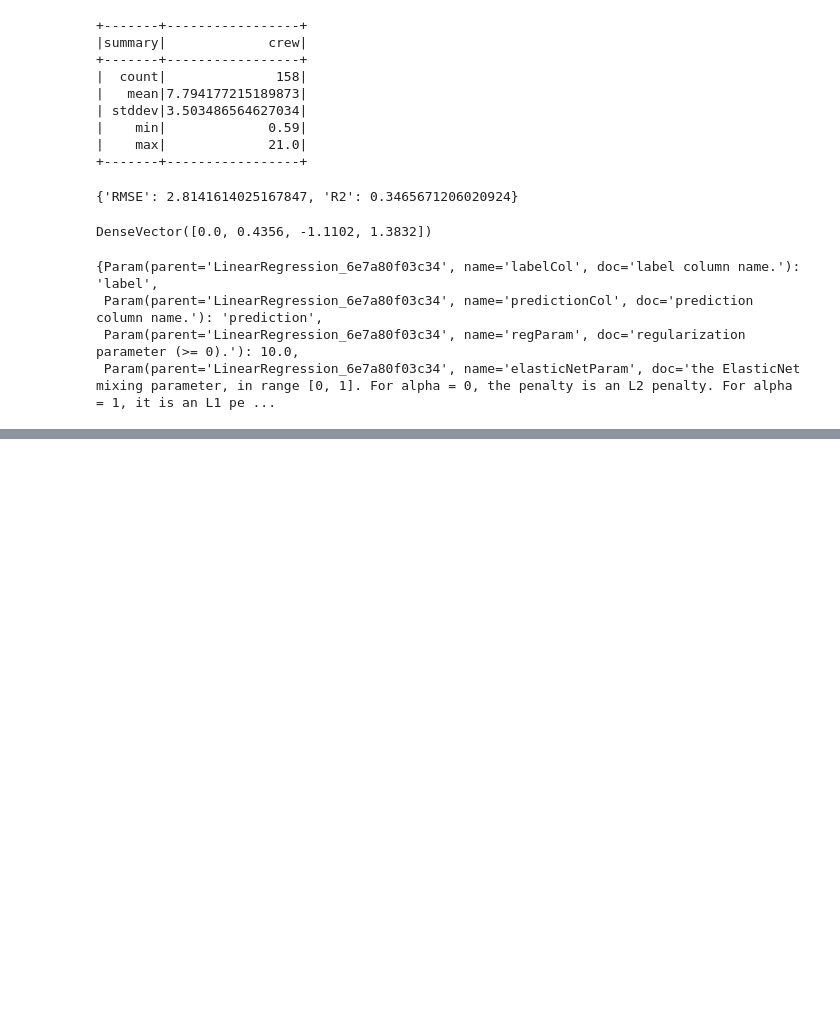
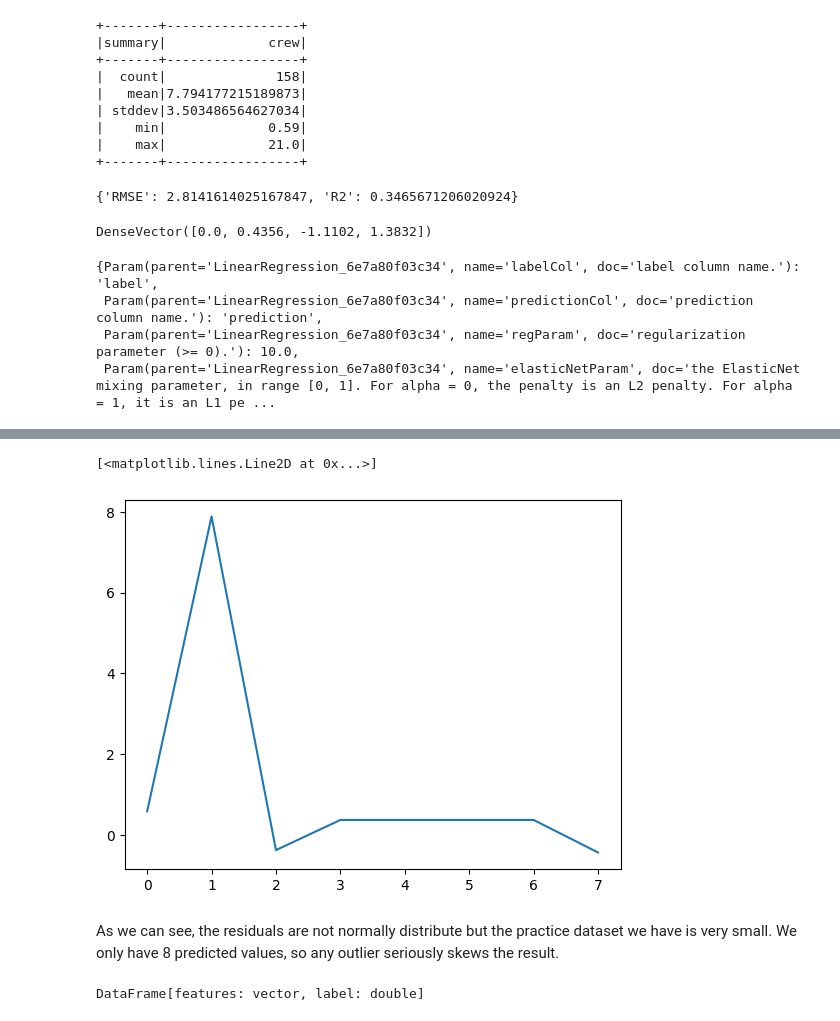
Before and after one commit to Juliana-Yakimchuk/Spark_MLLib-Machine-Learning, a Jupyter notebook: ML_Spark.ipynb, the cells around one changed output, grey strips where cells are left out. Drawn from its saved outputs; the diff is of its cells as text; code cells hidden in the pictures; blank space fills up the shorter version.

```diff
--- a/ML_Spark.ipynb
+++ b/ML_Spark.ipynb
@@ -572,0 +648,12 @@ residuals = test_results.residuals
+# %%
+#Now we will if residuals are normally distributed
+plt.plot(residuals)
+# %% [output]
+[<matplotlib.lines.Line2D at 0x...>]
+[figure, added]
+# %% [markdown]
+As we can see, the residuals are not normally distribute but the practice dataset we have is very small. We only have 8 predicted values, so any outlier seriously skews the result.
+# %%
+test
+# %% [output]
+DataFrame[features: vector, label: double]
```
Also changed, not shown: parts of 14 cells of this notebook.
